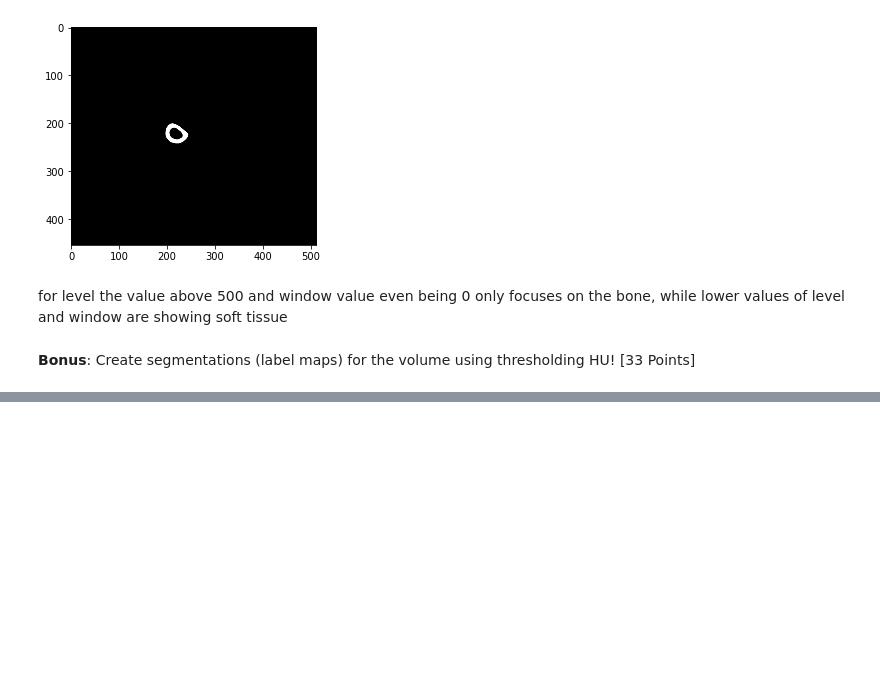
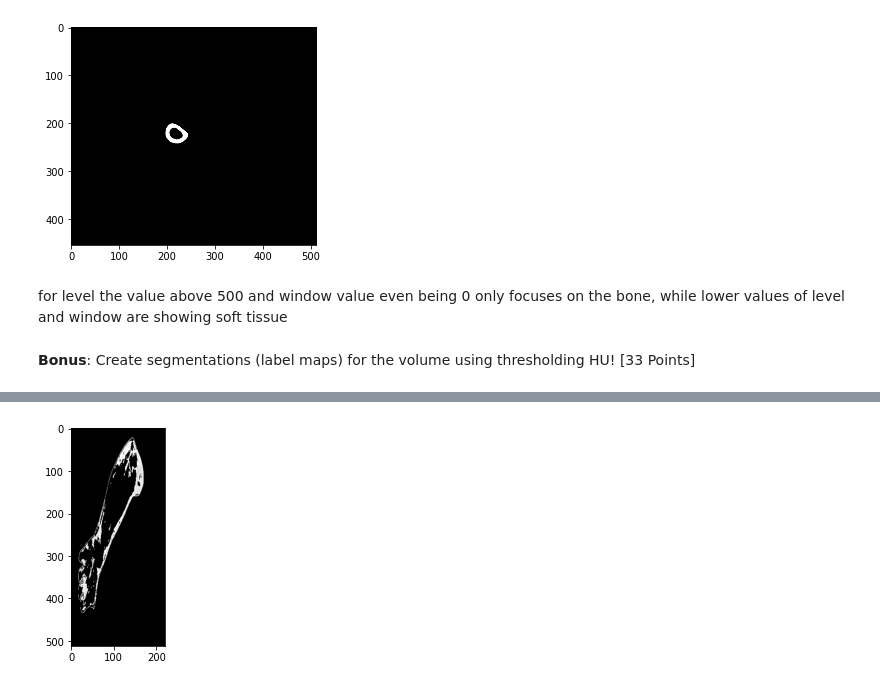
Before and after one commit to bostongfx/cs480student, a Jupyter notebook: 05/Copy_of_CS480_Assignment_5.ipynb, the cells around one changed output, grey strips where cells are left out. Saved outputs shown, nothing was run; the diff lists cells and outputs as text; code cells hidden in the pictures; blank space fills up the shorter version.

```diff
--- a/05/Copy_of_CS480_Assignment_5.ipynb
+++ b/05/Copy_of_CS480_Assignment_5.ipynb
@@ -247,2 +254,8 @@ for level the value above 500 and window value even being 0 only focuses on the
 # %%
 # TODO: YOUR CODE TO SEGMENT SOFT TISSUE
+new_m = array_3d[100].copy().astype(np.int16)
+new_m[new_m > 1050] = 0
+plt.imshow(new_m, cmap='gray')
+plt.show()
+# %% [output]
+[figure, added]
```
Also changed, not shown: parts of 6 cells of this notebook.
